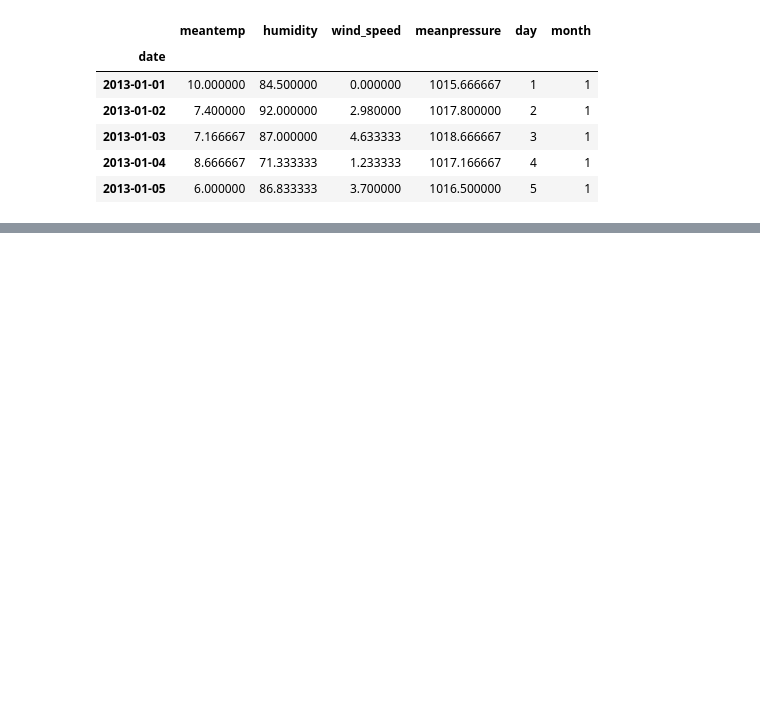
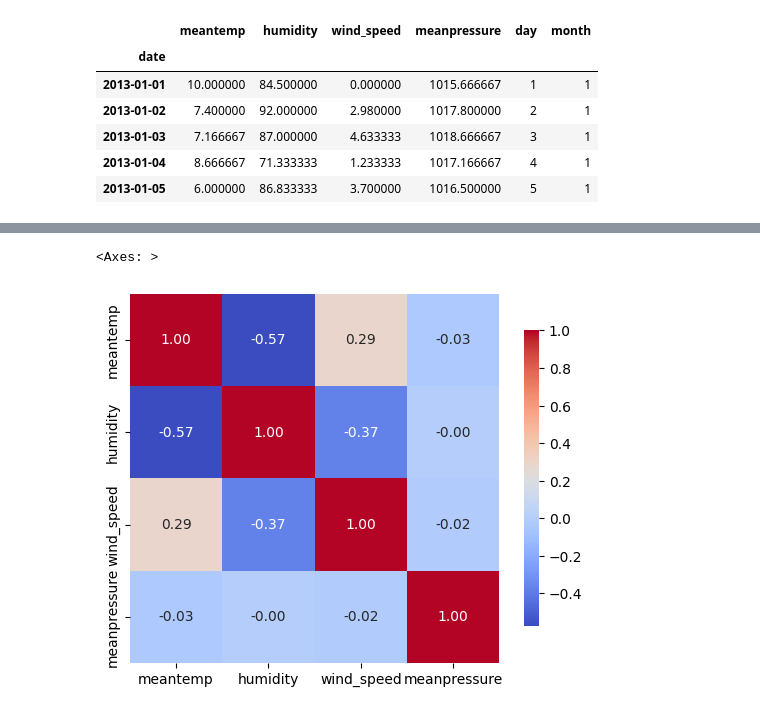
Before and after one commit to Atharvadethe/Sustainability_AI_Course_2.0, a Jupyter notebook: day-10/Rnn_2.ipynb, the cells around one changed output, grey strips where cells are left out. Saved outputs shown, nothing was run; the diff lists cells and outputs as text; code cells hidden in the pictures; blank space fills up the shorter version.

```diff
--- a/day-10/Rnn_2.ipynb
+++ b/day-10/Rnn_2.ipynb
@@ -130,0 +139,8 @@ fig_temp.update_layout(
+# %%
+# Drop 'day', 'month', 'year' columns if present, then calculate correlation
+corr = data.drop(columns=['day', 'month', 'year'], errors='ignore').corr()
+# %%
+sns.heatmap(corr, annot=True, cmap='coolwarm', fmt='.2f', square=True, cbar_kws={"shrink": .8})
+# %% [output]
+<Axes: >
+[figure, added]
```
Also changed, not shown: parts of 1 cell of this notebook.
